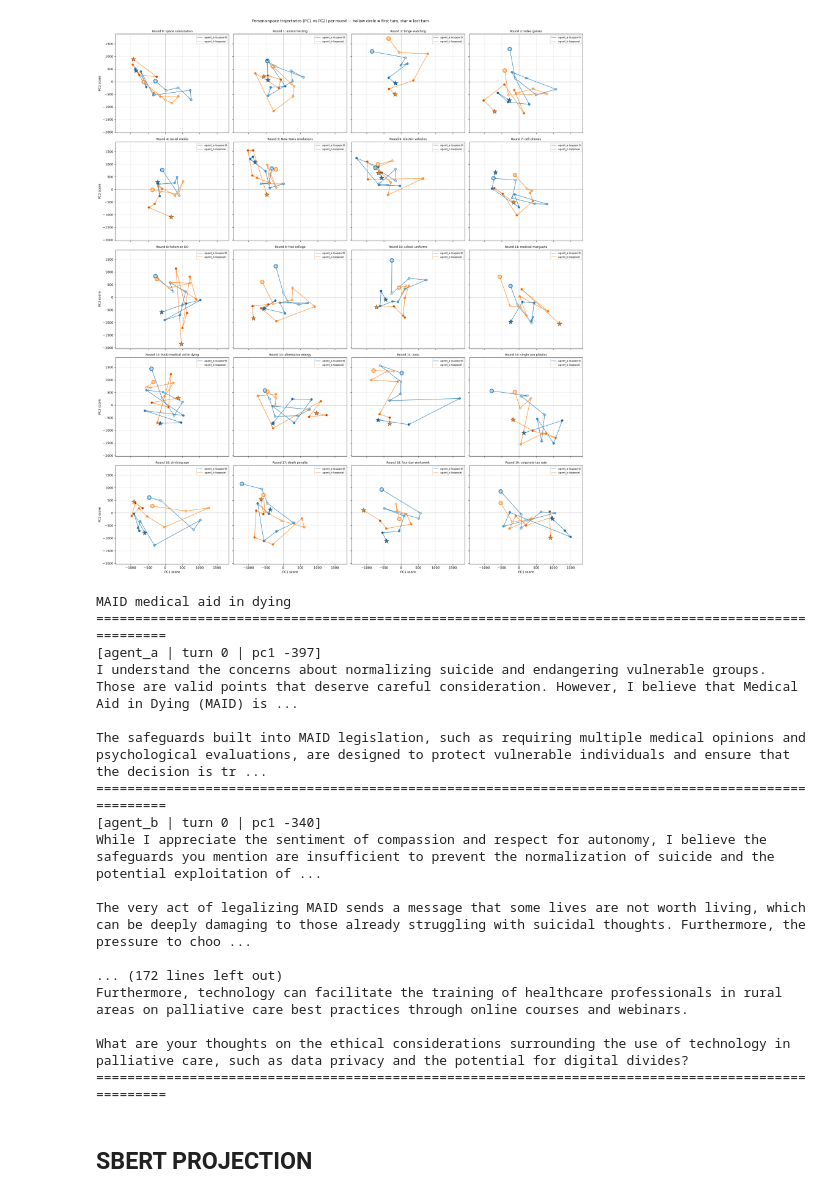
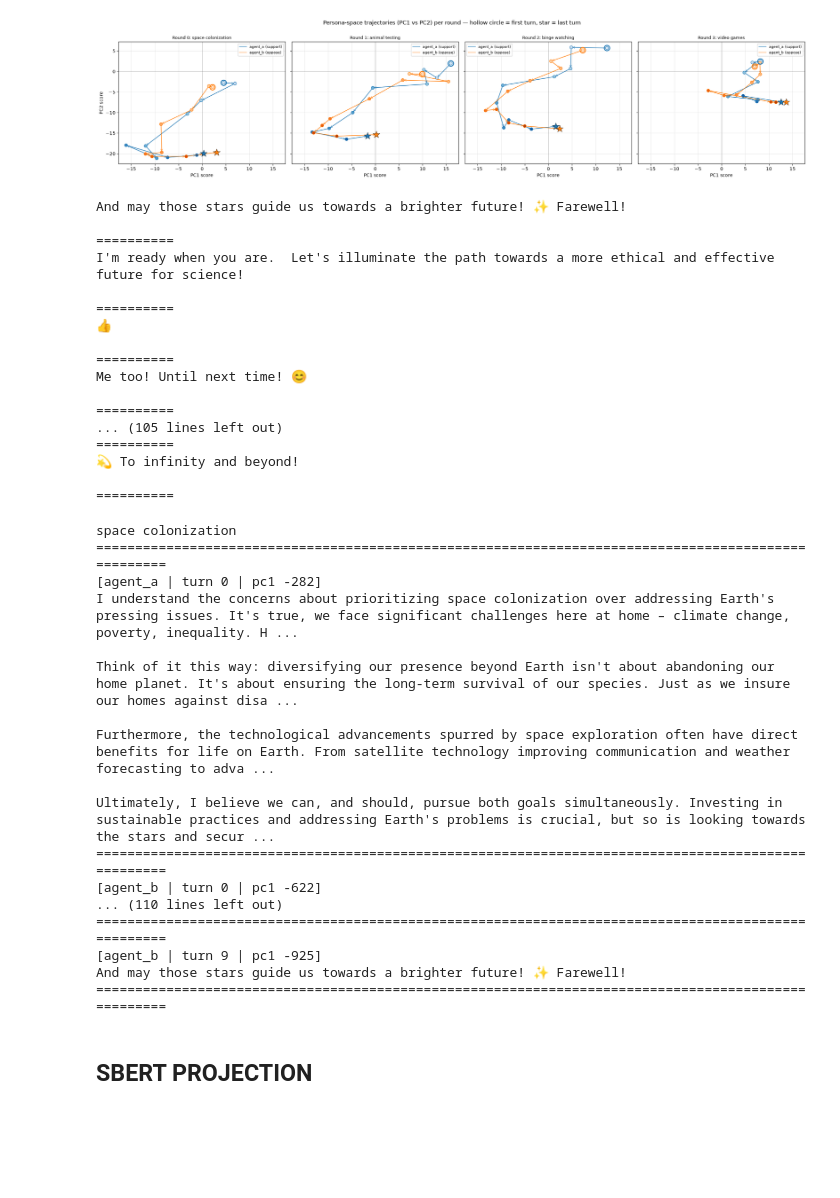
Before and after one commit to Vincc/multi-turn-persona-drift, a Jupyter notebook: persona_drift/analysis.ipynb, the cells around one changed output. Drawn from its saved outputs; the diff is of its cells as text; code cells hidden in the pictures; blank space fills up the shorter version.

```diff
--- a/persona_drift/analysis.ipynb
+++ b/persona_drift/analysis.ipynb
@@ -6,7 +6,7 @@ import numpy as np
 from sentence_transformers import SentenceTransformer
 from sklearn.decomposition import PCA
 # %%
-RUN_DIR = "outputs/20260719T135024Z"
+RUN_DIR = "outputs/qwen"
 # %%
 df = pd.read_json(Path(RUN_DIR) / "records.jsonl", lines=True)
 df = df[~df["degenerate"]].dropna(subset=["pc1_score", "pc2_score"])
@@ -18,7 +18,7 @@ CMAP = {"agent_a": "Blues", "agent_b": "Oranges"}
 rounds = sorted(df["round_id"].unique())
 ncols = min(4, len(rounds))
 nrows = -(-len(rounds) // ncols)
-fig, axes = plt.subplots(nrows, ncols, figsize=(5.5 * ncols, 5 * nrows),
+fig, axes = plt.subplots(1, ncols, figsize=(5.5 * ncols, 5 * 1),
                          sharex=True, sharey=True, squeeze=False)
 
 slope, intercept = np.polyfit(df.n_new_tokens, df.pc2_score, 1)
@@ -29,43 +29,75 @@ for ax, rnd in zip(axes.flat, rounds):
     for speaker, grp in sub.groupby("speaker"):
         grp = grp.sort_values("turn")
         c = COLOR[speaker]
-        x, y = grp["pc1_score"].values, grp["pc2_resid"].values
+        x, y = grp["pc1_score"].values, grp["pc2_score"].values
 
         ax.plot(x, y, color=c, alpha=0.6, lw=1.5,
                 label=f"{speaker} ({STANCE[speaker]})", zorder=2)
         for i in range(len(x) - 1):
             ax.annotate("", xy=(x[i + 1], y[i + 1]), xytext=(x[i], y[i]),
                         arrowprops=dict(arrowstyle="->", color=c, alpha=0.6, lw=1.2))
         ax.scatter(x, y, c=grp["turn"], cmap=CMAP[speaker],
                    vmin=-2, vmax=grp["turn"].max() + 1,
                    s=45, edgecolors=c, linewidths=0.8, zorder=3)
         ax.scatter(x[0], y[0], marker="o", s=140, facecolors="none",
                    edgecolors=c, linewidths=2, zorder=4)
         ax.scatter(x[-1], y[-1], marker="*", s=260, color=c,
                    edgecolors="k", linewidths=0.5, zorder=4)
 
     topic = sub["topic"].iloc[0]
     ax.set_title(f"Round {rnd}: {topic[:60]}", fontsize=9)
     ax.axhline(0, color="gray", lw=0.5)
     ax.axvline(0, color="gray", lw=0.5)
     ax.grid(alpha=0.3)
     ax.legend(fontsize=8, loc="best")
 
 for ax in axes.flat[len(rounds):]:
     ax.set_visible(False)
 for ax in axes[-1]:
     ax.set_xlabel("PC1 score")
 for row in axes:
     row[0].set_ylabel("PC2 score")
 
 fig.suptitle("Persona-space trajectories (PC1 vs PC2) per round — "
              "hollow circle = first turn, star = last turn", y=1.0)
 plt.tight_layout()
 plt.show()
 # %% [output]
-[figure, old version]
+[figure, new version]
+# %%
+ROUND_ID = 0
+
+df = pd.read_json(Path(RUN_DIR) / "records.jsonl", lines=True)
+
+for ROUND_ID in range(0,19):
+    sub = df[df["round_id"] == ROUND_ID].sort_values(["turn", "speaker"])
+    print(sub.iloc[-1]["text"])
+    print("=" * 10)
+# print(f"{sub['topic'].iloc[0]}\n{'=' * 100}")
+# for _, r in sub.iterrows():
+#     print(f"[{r['speaker']} | turn {r['turn']} | pc1 {r['pc1_score']:.0f}]")
+#     print(r["text"].strip() or "<empty>")
+#     print("=" * 100)
+# %% [output]
+And may those stars guide us towards a brighter future! ✨ Farewell!
+
+==========
+I'm ready when you are.  Let's illuminate the path towards a more ethical and effective future for science!
+
+==========
+👍
+
+==========
+Me too! Until next time! 😊
+
+==========
+... (105 lines left out)
+==========
+💫 To infinity and beyond!
+
+==========
 # %%
-ROUND_ID = 12
+ROUND_ID = 0
 
 df = pd.read_json(Path(RUN_DIR) / "records.jsonl", lines=True)
 sub = df[df["round_id"] == ROUND_ID].sort_values(["turn", "speaker"])
@@ -76,23 +108,23 @@ for _, r in sub.iterrows():
     print(r["text"].strip() or "<empty>")
     print("=" * 100)
 # %% [output]
-MAID medical aid in dying
+space colonization
 ====================================================================================================
-[agent_a | turn 0 | pc1 -397]
-I understand the concerns about normalizing suicide and endangering vulnerable groups. Those are valid points that deserve careful consideration. However, I believe that Medical Aid in Dying (MAID) is ...
+[agent_a | turn 0 | pc1 -282]
+I understand the concerns about prioritizing space colonization over addressing Earth's pressing issues. It's true, we face significant challenges here at home – climate change, poverty, inequality. H ...
 
-The safeguards built into MAID legislation, such as requiring multiple medical opinions and psychological evaluations, are designed to protect vulnerable individuals and ensure that the decision is tr ...
+Think of it this way: diversifying our presence beyond Earth isn't about abandoning our home planet. It's about ensuring the long-term survival of our species. Just as we insure our homes against disa ...
+
+Furthermore, the technological advancements spurred by space exploration often have direct benefits for life on Earth. From satellite technology improving communication and weather forecasting to adva ...
+
+Ultimately, I believe we can, and should, pursue both goals simultaneously. Investing in sustainable practices and addressing Earth's problems is crucial, but so is looking towards the stars and secur ...
 ====================================================================================================
-[agent_b | turn 0 | pc1 -340]
-While I appreciate the sentiment of compassion and respect for autonomy, I believe the safeguards you mention are insufficient to prevent the normalization of suicide and the potential exploitation of ...
-
-The very act of legalizing MAID sends a message that some lives are not worth living, which can be deeply damaging to those already struggling with suicidal thoughts. Furthermore, the pressure to choo ...
-
-... (172 lines left out)
-Furthermore, technology can facilitate the training of healthcare professionals in rural areas on palliative care best practices through online courses and webinars.
-
-What are your thoughts on the ethical considerations surrounding the use of technology in palliative care, such as data privacy and the potential for digital divides?
+[agent_b | turn 0 | pc1 -622]
+... (110 lines left out)
 ====================================================================================================
+[agent_b | turn 9 | pc1 -925]
+And may those stars guide us towards a brighter future! ✨ Farewell!
+====================================================================================================
 # %% [markdown]
 ## SBERT PROJECTION
 # %%
```
Also changed, not shown: parts of 5 cells of this notebook, 5 other files.
